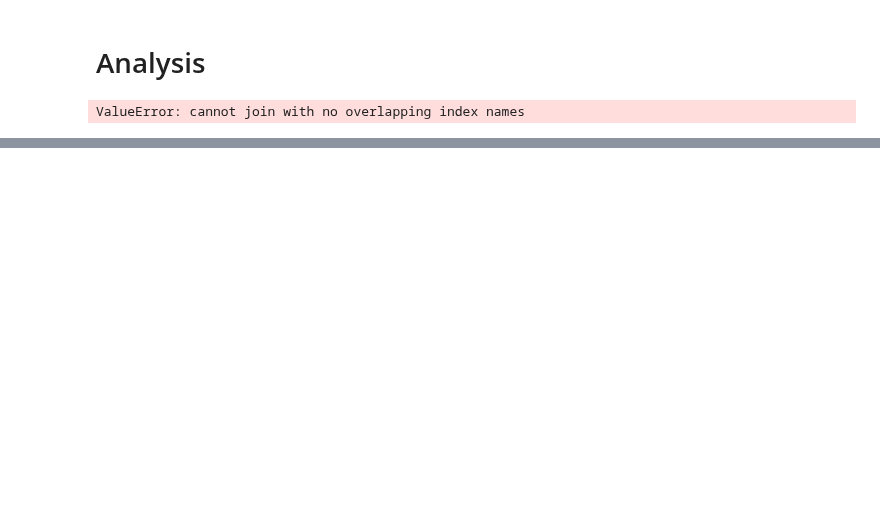
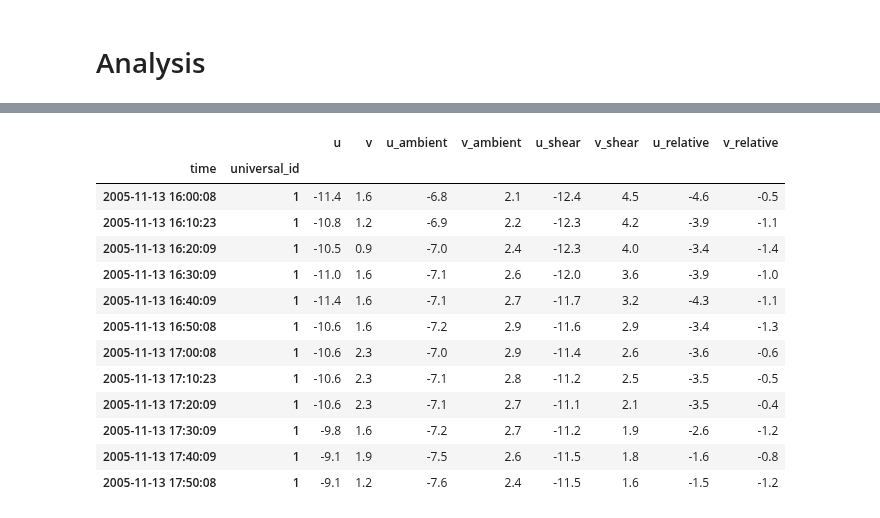
Before and after one commit to THUNER-project/THUNER, a Jupyter notebook: demo/cpol.ipynb, the cells around one changed output, grey strips where cells are left out. Drawn from its saved outputs; the diff is of its cells as text; code cells hidden in the pictures; blank space fills up the shorter version.

```diff
--- a/demo/cpol.ipynb
+++ b/demo/cpol.ipynb
@@ -170,7 +162,7 @@ tracks = track.simultaneous_track(
 # Analysis
 # %%
 import thor.analyze as analyze
-# %%
-velocities, cell_mean_winds, cell_shear, relative_velocities = analyze.mcs.process_cell(output_directory)
-# %% [output]
-ValueError: cannot join with no overlapping index names
+# %%
+analysis_options = analyze.mcs.analysis_options()
+analyze.mcs.process_velocities(output_directory)
+# %% [output]
@@ -176,0 +171,14 @@ ValueError: cannot join with no overlapping index names
+|  |  | u | v | u_ambient | v_ambient | u_shear | v_shear | u_relative | v_relative |
+| time | universal_id |  |  |  |  |  |  |  |  |
+| 2005-11-13 16:00:08 | 1 | -11.4 | 1.6 | -6.8 | 2.1 | -12.4 | 4.5 | -4.6 | -0.5 |
+| 2005-11-13 16:10:23 | 1 | -10.8 | 1.2 | -6.9 | 2.2 | -12.3 | 4.2 | -3.9 | -1.1 |
+| 2005-11-13 16:20:09 | 1 | -10.5 | 0.9 | -7.0 | 2.4 | -12.3 | 4.0 | -3.4 | -1.4 |
+| 2005-11-13 16:30:09 | 1 | -11.0 | 1.6 | -7.1 | 2.6 | -12.0 | 3.6 | -3.9 | -1.0 |
+| 2005-11-13 16:40:09 | 1 | -11.4 | 1.6 | -7.1 | 2.7 | -11.7 | 3.2 | -4.3 | -1.1 |
+| 2005-11-13 16:50:08 | 1 | -10.6 | 1.6 | -7.2 | 2.9 | -11.6 | 2.9 | -3.4 | -1.3 |
+| 2005-11-13 17:00:08 | 1 | -10.6 | 2.3 | -7.0 | 2.9 | -11.4 | 2.6 | -3.6 | -0.6 |
+| 2005-11-13 17:10:23 | 1 | -10.6 | 2.3 | -7.1 | 2.8 | -11.2 | 2.5 | -3.5 | -0.5 |
+| 2005-11-13 17:20:09 | 1 | -10.6 | 2.3 | -7.1 | 2.7 | -11.1 | 2.1 | -3.5 | -0.4 |
+| 2005-11-13 17:30:09 | 1 | -9.8 | 1.6 | -7.2 | 2.7 | -11.2 | 1.9 | -2.6 | -1.2 |
+| 2005-11-13 17:40:09 | 1 | -9.1 | 1.9 | -7.5 | 2.6 | -11.5 | 1.8 | -1.6 | -0.8 |
+| 2005-11-13 17:50:08 | 1 | -9.1 | 1.2 | -7.6 | 2.4 | -11.5 | 1.6 | -1.5 | -1.2 |
```
Also changed, not shown: parts of 8 cells of this notebook, 11 other files.
